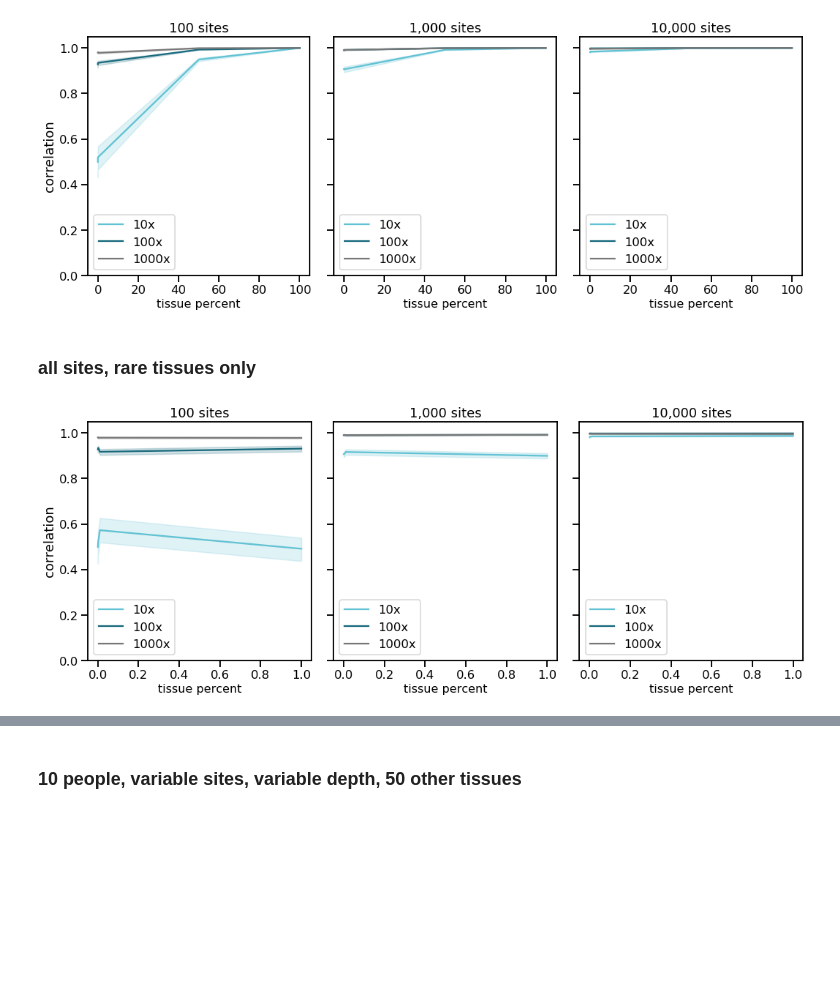
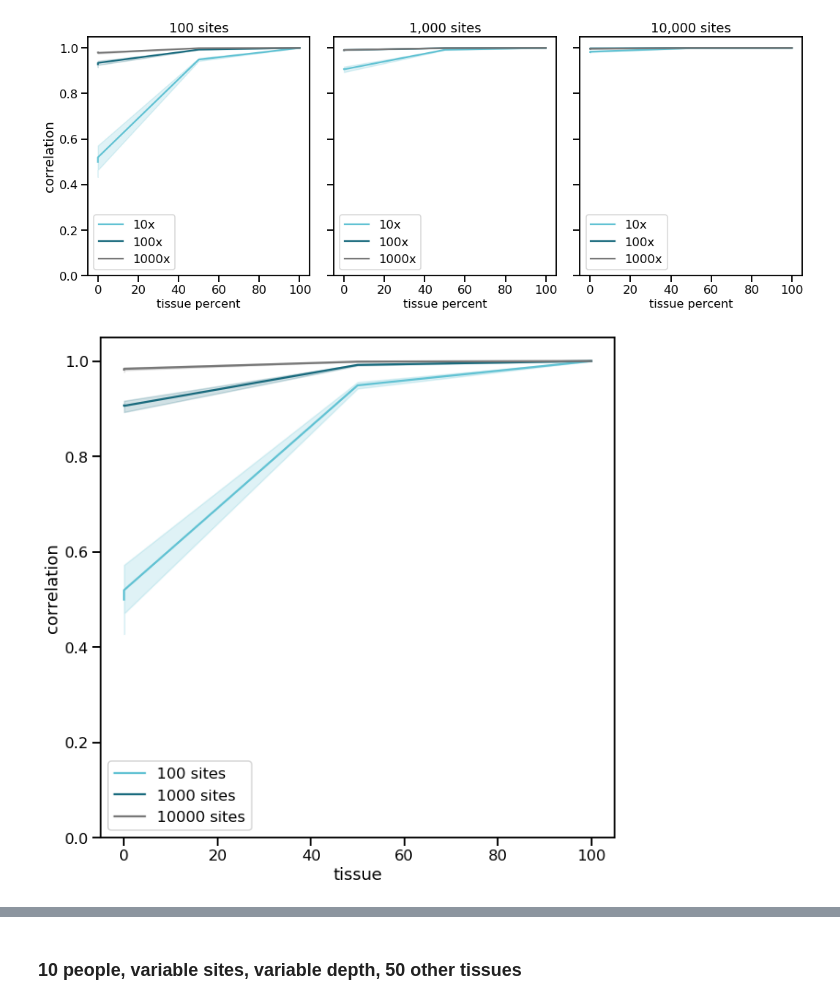
Before and after one commit to christacaggiano/celfie, a Jupyter notebook: jupyter_notebooks/pure_simulations.ipynb, the cells around one changed output, grey strips where cells are left out. Saved outputs shown, nothing was run; the diff lists cells and outputs as text; code cells hidden in the pictures; blank space fills up the shorter version.

```diff
--- a/jupyter_notebooks/pure_simulations.ipynb
+++ b/jupyter_notebooks/pure_simulations.ipynb
@@ -424,55 +333,17 @@ ax1.set_ylim(0, 1.05)
 fig.tight_layout()
 # %% [output]
 [figure]
-# %% [markdown]
-### all sites, rare tissues only
-# %%
-vary_perc_1x_10000_subset = vary_perc_1x_10000[vary_perc_1x_10000['tissue'].isin([0, 0.001, 0.01, 1])]
-vary_perc_10x_10000_subset = vary_perc_10x_10000[vary_perc_10x_10000['tissue'].isin([0, 0.001, 0.01, 1])]
-vary_perc_100x_10000_subset = vary_perc_100x_10000[vary_perc_100x_10000['tissue'].isin([0, 0.001, 0.01, 1])]
-vary_perc_1000x_10000_subset = vary_perc_1000x_10000[vary_perc_1000x_10000['tissue'].isin([0, 0.001, 0.01, 1])]
-# %%
-vary_perc_1x_100_subset = vary_perc_1x_100[vary_perc_1x_100['tissue'].isin([0, 0.001, 0.01, 1])]
-vary_perc_10x_100_subset = vary_perc_10x_100[vary_perc_10x_100['tissue'].isin([0, 0.001, 0.01, 1])]
-vary_perc_100x_100_subset = vary_perc_100x_100[vary_perc_100x_100['tissue'].isin([0, 0.001, 0.01, 1])]
-vary_perc_1000x_100_subset = vary_perc_1000x_100[vary_perc_1000x_100['tissue'].isin([0, 0.001, 0.01, 1])]
-# %%
-vary_perc_1x_subset = vary_perc_1x[vary_perc_1x['tissue'].isin([0, 0.001, 0.01, 1])]
-vary_perc_10x_subset = vary_perc_10x[vary_perc_10x['tissue'].isin([0, 0.001, 0.01, 1])]
-vary_perc_100x_subset = vary_perc_100x[vary_perc_100x['tissue'].isin([0, 0.001, 0.01, 1])]
-vary_perc_1000x_subset = vary_perc_100x[vary_perc_1000x['tissue'].isin([0, 0.001, 0.01, 1])]
-# %%
-fig, (ax1, ax2, ax3) = plt.subplots(ncols=3, sharey=True, figsize=(15,6))
-
-sns.set_context("talk")
-
-sns.lineplot(x="tissue", y="correlation", data=vary_perc_10x_100_subset, label="10x", color="#61c2d3", ax=ax1)
-sns.lineplot(x="tissue", y="correlation", data=vary_perc_100x_100_subset, label="100x", color="#196a7d", ax=ax1)
-sns.lineplot(x="tissue", y="correlation", data=vary_perc_1000x_100_subset, label="1000x", color="#787878", ax=ax1)
-
-sns.lineplot(x="tissue", y="correlation", data=vary_perc_10x_subset, label="10x", color="#61c2d3", ax=ax2)
-sns.lineplot(x="tissue", y="correlation", data=vary_perc_100x_subset, label="100x", color="#196a7d", ax=ax2)
-sns.lineplot(x="tissue", y="correlation", data=vary_perc_1000x_subset, label="1000x", color="#787878", ax=ax2)
-
-sns.lineplot(x="tissue", y="correlation", data=vary_perc_10x_10000_subset, label="10x", color="#61c2d3", ax=ax3)
-sns.lineplot(x="tissue", y="correlation", data=vary_perc_100x_10000_subset, label="100x", color="#196a7d", ax=ax3)
-sns.lineplot(x="tissue", y="correlation", data=vary_perc_1000x_10000_subset, label="1000x", color="#787878", ax=ax3)
-
-# ax1.set(xscale="log")
-# ax2.set(xscale="log")
-# ax3.set(xscale="log")
-
-ax1.set_xlabel("tissue percent", fontsize=16)
-ax2.set_xlabel("tissue percent", fontsize=16)
-ax3.set_xlabel("tissue percent", fontsize=16)
-
-ax1.set_title("100 sites")
-ax2.set_title("1,000 sites")
-ax3.set_title("10,000 sites")
-
-
-ax1.set_ylim(0, 1.05)
-
-fig.tight_layout()
-# %% [output]
-[figure, removed]
+# %%
+plt.figure(figsize=(10, 10))
+
+sns.set_context("talk")
+
+sns.lineplot(x="tissue", y="correlation", data=vary_perc_10x_100_subset, label="100 sites", color="#61c2d3")
+sns.lineplot(x="tissue", y="correlation", data=vary_perc_10x_subset, label="1000 sites", color="#196a7d")
+sns.lineplot(x="tissue", y="correlation", data=vary_perc_10x_10000_subset, label="10000 sites", color="#787878")
+
+plt.ylim(0, 1.05)
+
+fig.tight_layout()
+# %% [output]
+[figure, added]
```
Also changed, not shown: parts of 68 cells of this notebook, 12 other files.
